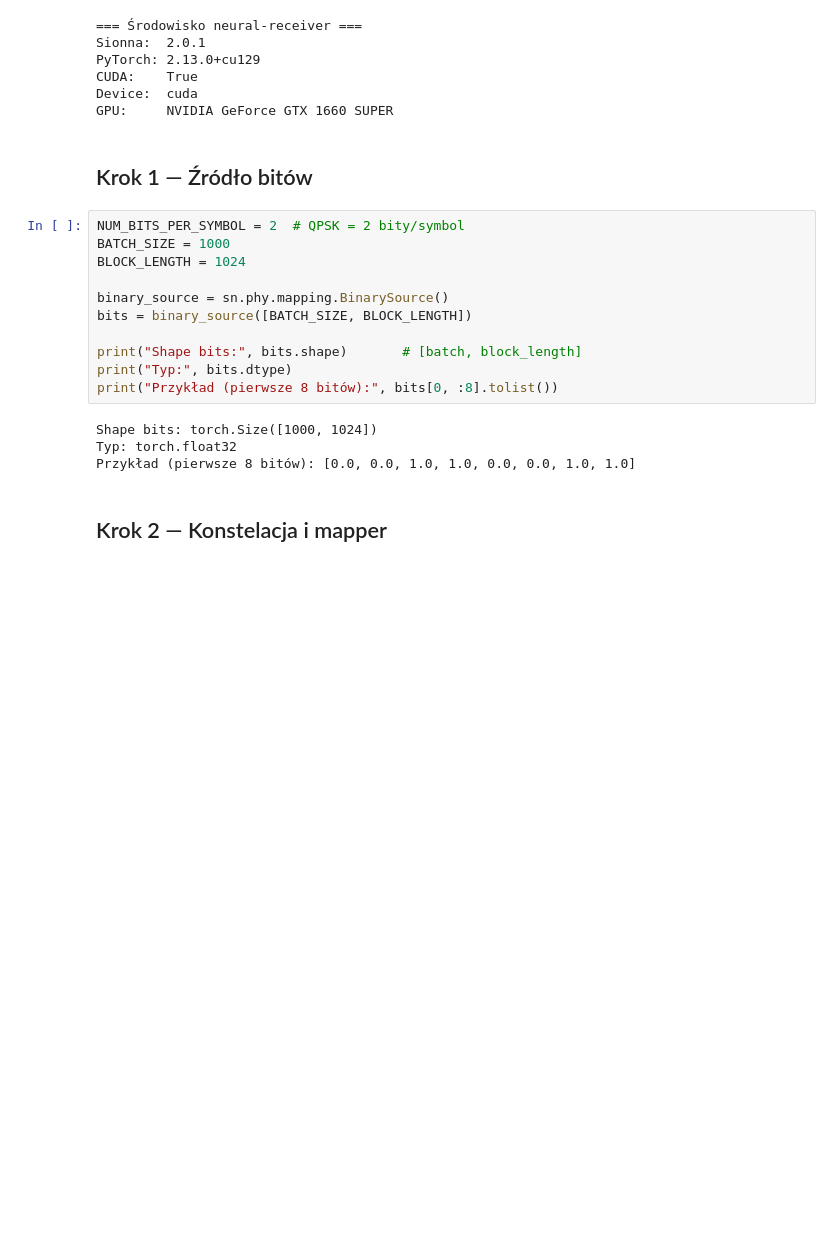
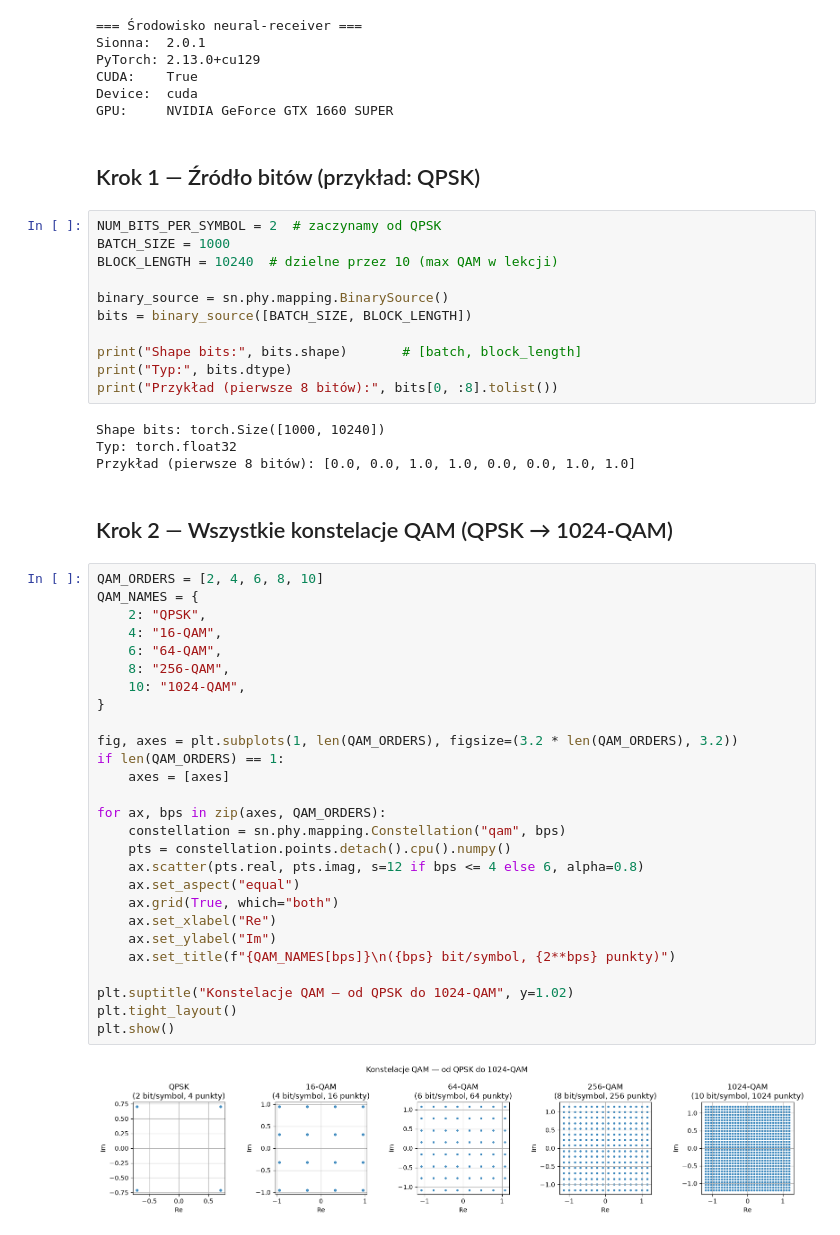
Before and after one commit to McEnigma24/Masters-Thesis, a Jupyter notebook: neural-receiver/notebooks/01_qpsk_awgn.ipynb, the cells around one changed output. Drawn from its saved outputs; the diff is of its cells as text; blank space fills up the shorter version.

```diff
--- a/neural-receiver/notebooks/01_qpsk_awgn.ipynb
+++ b/neural-receiver/notebooks/01_qpsk_awgn.ipynb
@@ -52,11 +61,11 @@ CUDA:    True
 Device:  cuda
 GPU:     NVIDIA GeForce GTX 1660 SUPER
 # %% [markdown]
-## Krok 1 — Źródło bitów
+## Krok 1 — Źródło bitów (przykład: QPSK)
 # %%
-NUM_BITS_PER_SYMBOL = 2  # QPSK = 2 bity/symbol
+NUM_BITS_PER_SYMBOL = 2  # zaczynamy od QPSK
 BATCH_SIZE = 1000
-BLOCK_LENGTH = 1024
+BLOCK_LENGTH = 10240  # dzielne przez 10 (max QAM w lekcji)
 
 binary_source = sn.phy.mapping.BinarySource()
 bits = binary_source([BATCH_SIZE, BLOCK_LENGTH])
@@ -65,8 +74,37 @@ print("Shape bits:", bits.shape)       # [batch, block_length]
 print("Typ:", bits.dtype)
 print("Przykład (pierwsze 8 bitów):", bits[0, :8].tolist())
 # %% [output]
-Shape bits: torch.Size([1000, 1024])
+Shape bits: torch.Size([1000, 10240])
 Typ: torch.float32
 Przykład (pierwsze 8 bitów): [0.0, 0.0, 1.0, 1.0, 0.0, 0.0, 1.0, 1.0]
-# %% [markdown]
-## Krok 2 — Konstelacja i mapper
+# %% [markdown]
+## Krok 2 — Wszystkie konstelacje QAM (QPSK → 1024-QAM)
+# %%
+QAM_ORDERS = [2, 4, 6, 8, 10]
+QAM_NAMES = {
+    2: "QPSK",
+    4: "16-QAM",
+    6: "64-QAM",
+    8: "256-QAM",
+    10: "1024-QAM",
+}
+
+fig, axes = plt.subplots(1, len(QAM_ORDERS), figsize=(3.2 * len(QAM_ORDERS), 3.2))
+if len(QAM_ORDERS) == 1:
+    axes = [axes]
+
+for ax, bps in zip(axes, QAM_ORDERS):
+    constellation = sn.phy.mapping.Constellation("qam", bps)
+    pts = constellation.points.detach().cpu().numpy()
+    ax.scatter(pts.real, pts.imag, s=12 if bps <= 4 else 6, alpha=0.8)
+    ax.set_aspect("equal")
+    ax.grid(True, which="both")
+    ax.set_xlabel("Re")
+    ax.set_ylabel("Im")
+    ax.set_title(f"{QAM_NAMES[bps]}\n({bps} bit/symbol, {2**bps} punkty)")
+
+plt.suptitle("Konstelacje QAM — od QPSK do 1024-QAM", y=1.02)
+plt.tight_layout()
+plt.show()
+# %% [output]
+[figure, added]
```
Also changed, not shown: parts of 14 cells of this notebook, 6 other files.
